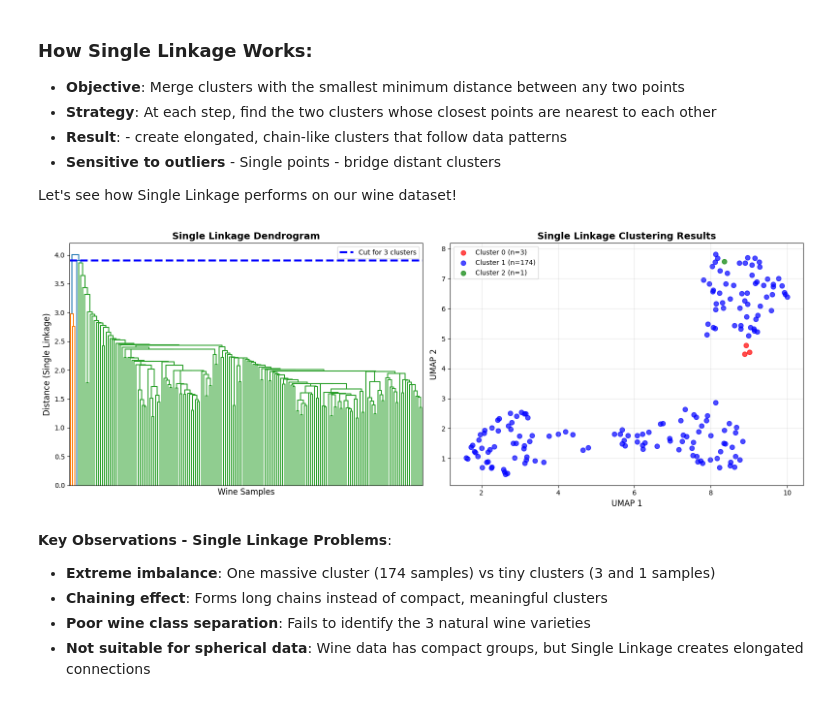
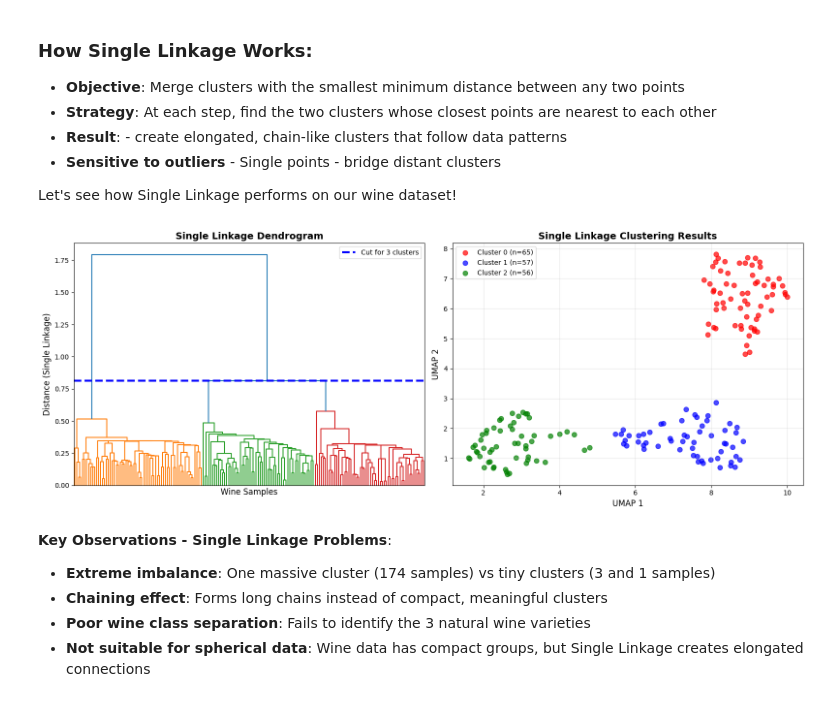
Before and after one commit to Jamoser123/PNR_Advanced_DataScience, a Jupyter notebook: 3_Clustering/HandsOn_Clustering.ipynb, the cells around one changed output. Saved outputs shown, nothing was run; the diff lists cells and outputs as text; code cells hidden in the pictures.

```diff
--- a/3_Clustering/HandsOn_Clustering.ipynb
+++ b/3_Clustering/HandsOn_Clustering.ipynb
@@ -531,7 +512,7 @@ scaler = StandardScaler()
 X_scaled = scaler.fit_transform(X)
 
 # Create linkage matrix using Ward's method
-linkage_matrix = linkage(X_scaled, method='ward')
+linkage_matrix = linkage(X_umap, method='ward')
 
 # Create figure with subplots
 fig, axes = plt.subplots(2, 3, figsize=(18, 12))
@@ -643,7 +624,7 @@ import numpy as np
 from scipy.cluster.hierarchy import dendrogram, linkage, fcluster
 
 # Create linkage matrix using Single Linkage method
-linkage_matrix_single = linkage(X_scaled, method='single')
+linkage_matrix_single = linkage(X_umap, method='single')
 
 # Create figure with two subplots
 fig, axes = plt.subplots(1, 2, figsize=(16, 6))
@@ -667,34 +648,34 @@ ax1.set_title('Single Linkage Dendrogram', fontsize=14, fontweight='bold')
 ax1.set_xlabel('Wine Samples', fontsize=12)
 ax1.set_ylabel('Distance (Single Linkage)', fontsize=12)
 ax1.legend()
 ax1.set_xticks([])
 
 # Right: Single Linkage Clustering Visualization
 ax2 = axes[1]
 cluster_labels_single = fcluster(linkage_matrix_single, 3, criterion='maxclust') - 1
 cluster_colors = ['red', 'blue', 'green']
 
 for cluster_id in range(3):
     mask = cluster_labels_single == cluster_id
     cluster_size = np.sum(mask)
     ax2.scatter(X_umap[mask, 0], X_umap[mask, 1],
                c=cluster_colors[cluster_id], s=50, alpha=0.7,
                label=f'Cluster {cluster_id} (n={cluster_size})')
 
 ax2.set_title('Single Linkage Clustering Results', fontsize=14, fontweight='bold')
 ax2.set_xlabel('UMAP 1', fontsize=12)
 ax2.set_ylabel('UMAP 2', fontsize=12)
 ax2.legend()
 ax2.grid(True, alpha=0.3)
 
 plt.tight_layout()
 plt.show()
 
 # Store results for comparison
 single_linkage_labels = cluster_labels_single
 single_linkage_matrix = linkage_matrix_single
 # %% [output]
-[figure, old version]
+[figure, new version]
 # %% [markdown]
 **Key Observations - Single Linkage Problems**:
 
```
Also changed, not shown: parts of 31 cells of this notebook.
